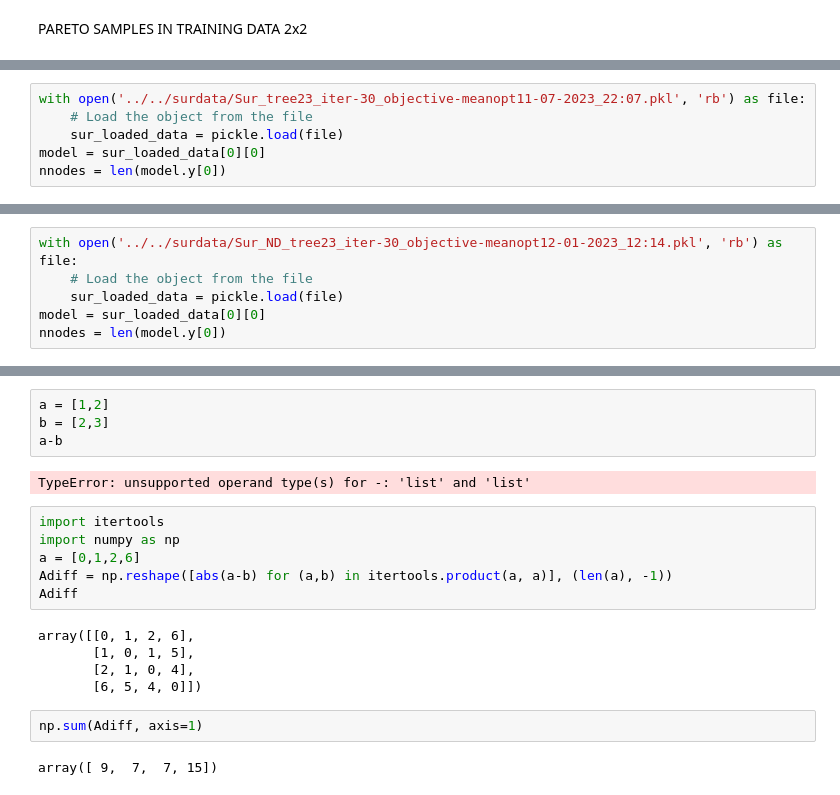
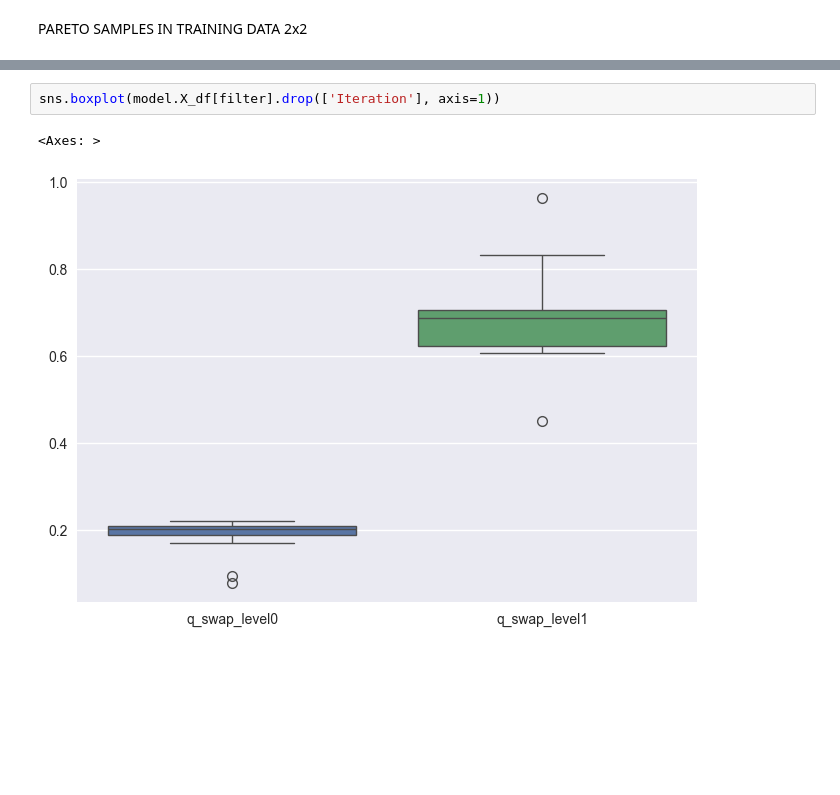
Before and after one commit to Luisenden/qnetsur, a Jupyter notebook: notebooks/paretotrial.ipynb, the cells around one changed output, grey strips where cells are left out. Saved outputs shown, nothing was run; the diff lists cells and outputs as text; blank space fills up the shorter version.

```diff
--- a/notebooks/paretotrial.ipynb
+++ b/notebooks/paretotrial.ipynb
@@ -100,6 +165,0 @@ PARETO SAMPLES IN TRAINING DATA 2x3
-# %%
-with open('../../surdata/Sur_tree23_iter-30_objective-meanopt11-07-2023_22:07.pkl', 'rb') as file:
-    # Load the object from the file
-    sur_loaded_data = pickle.load(file)
-model = sur_loaded_data[0][0]
-nnodes = len(model.y[0])
@@ -150,6 +165,0 @@ plt.show()
-# %%
-with open('../../surdata/Sur_ND_tree23_iter-30_objective-meanopt12-01-2023_12:14.pkl', 'rb') as file:
-    # Load the object from the file
-    sur_loaded_data = pickle.load(file)
-model = sur_loaded_data[0][0]
-nnodes = len(model.y[0])
@@ -211,21 +166,7 @@ TypeError: 'int' object is not iterable
-# %%
-a = [1,2]
-b = [2,3]
-a-b
-# %% [output]
-TypeError: unsupported operand type(s) for -: 'list' and 'list'
-# %%
-import itertools
-import numpy as np
-a = [0,1,2,6]
-Adiff = np.reshape([abs(a-b) for (a,b) in itertools.product(a, a)], (len(a), -1))
-Adiff
-# %% [output]
-array([[0, 1, 2, 6],
-       [1, 0, 1, 5],
-       [2, 1, 0, 4],
-       [6, 5, 4, 0]])
-# %%
-np.sum(Adiff, axis=1)
-# %% [output]
-array([ 9,  7,  7, 15])
+# %%
+sns.boxplot(model.X_df[filter].drop(['Iteration'], axis=1))
+# %% [output]
+<Axes: >
+[figure, added]
+# %% [markdown]
+<div style="max-width:400px;margin-left: auto; margin-right: 0
```
Also changed, not shown: parts of 29 cells of this notebook, 23 other files.
